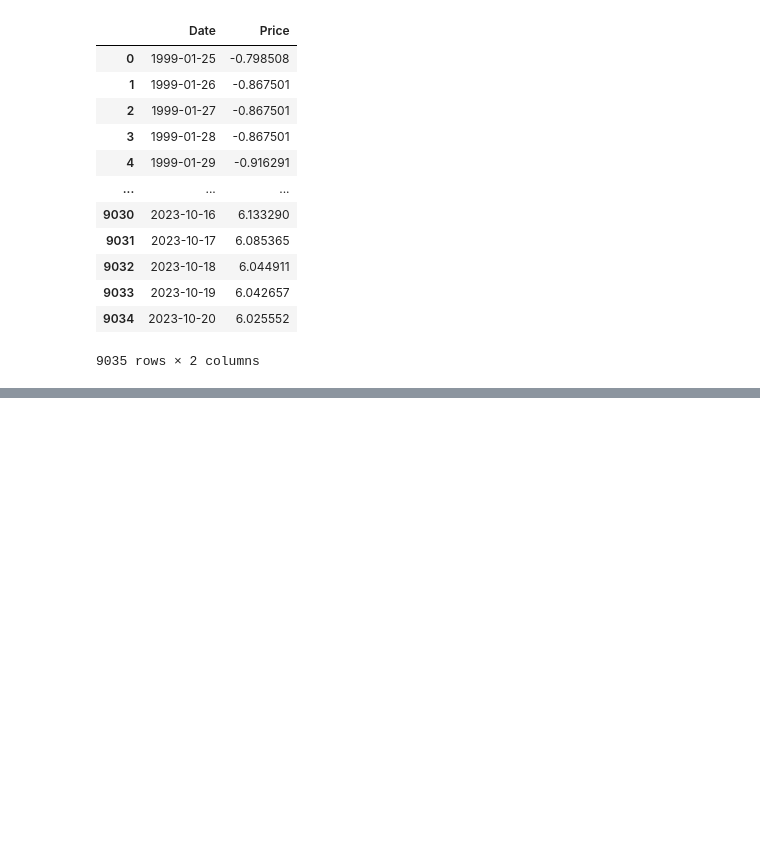
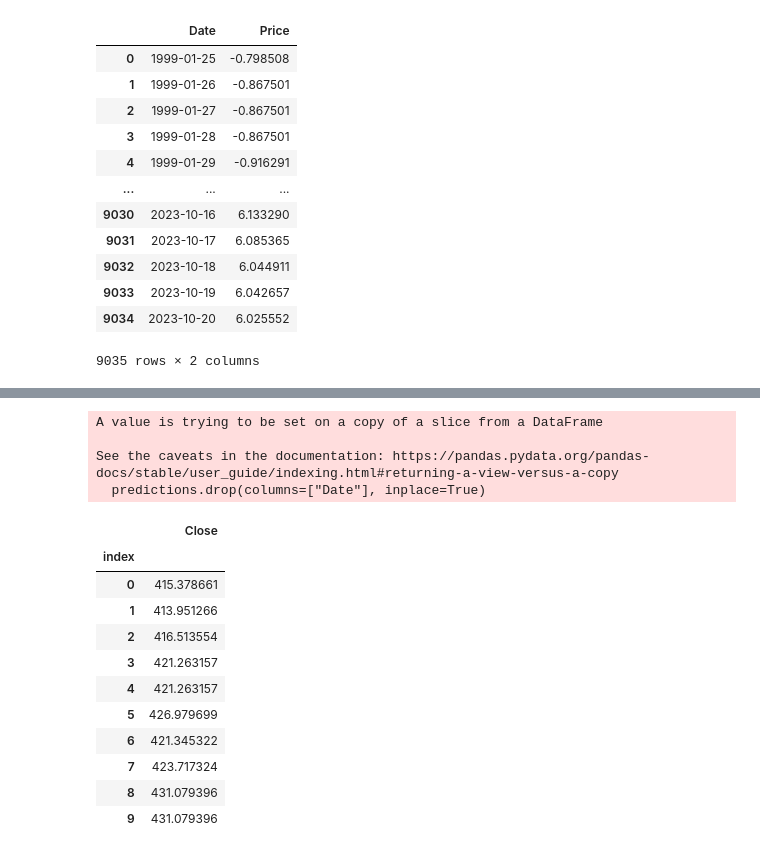
Before and after one commit to xaviersh0129/Fintech-Society, a Jupyter notebook: HUA_SHIAO_HONG_Impl_1.ipynb, the cells around one changed output, grey strips where cells are left out. Cells and saved outputs as stored; diff of their text form; code cells hidden in the pictures; blank space fills up the shorter version.

```diff
--- a/HUA_SHIAO_HONG_Impl_1.ipynb
+++ b/HUA_SHIAO_HONG_Impl_1.ipynb
@@ -310,0 +317,35 @@ predictions.to_csv("HUASHIAOHONG_Project_1.csv", index=False)
+# %%
+# List of dates to remove
+dates_to_remove = ["2023-10-28", "2023-10-29", "2023-11-04", "2023-11-05"]
+
+# Use boolean indexing to keep rows with dates not in the list
+predictions = predictions[~predictions['Date'].isin(dates_to_remove)]
+
+# Display the filtered DataFrame
+predictions.drop(columns=["Date"], inplace=True)
+# %% [output]
+A value is trying to be set on a copy of a slice from a DataFrame
+
+See the caveats in the documentation: https://pandas.pydata.org/pandas-docs/stable/user_guide/indexing.html#returning-a-view-versus-a-copy
+  predictions.drop(columns=["Date"], inplace=True)
+# %%
+# Change the column name to "Close"
+predictions.columns = ["Close"]
+# reset index and set the index name to "index"
+predictions = predictions.reset_index(drop=True)
+predictions.index.name = "index"
+# %%
+predictions
+# %% [output]
+|  | Close |
+| index |  |
+| 0 | 415.378661 |
+| 1 | 413.951266 |
+| 2 | 416.513554 |
+| 3 | 421.263157 |
+| 4 | 421.263157 |
+| 5 | 426.979699 |
+| 6 | 421.345322 |
+| 7 | 423.717324 |
+| 8 | 431.079396 |
+| 9 | 431.079396 |
```
Also changed, not shown: parts of 11 cells of this notebook, 2 other files.
